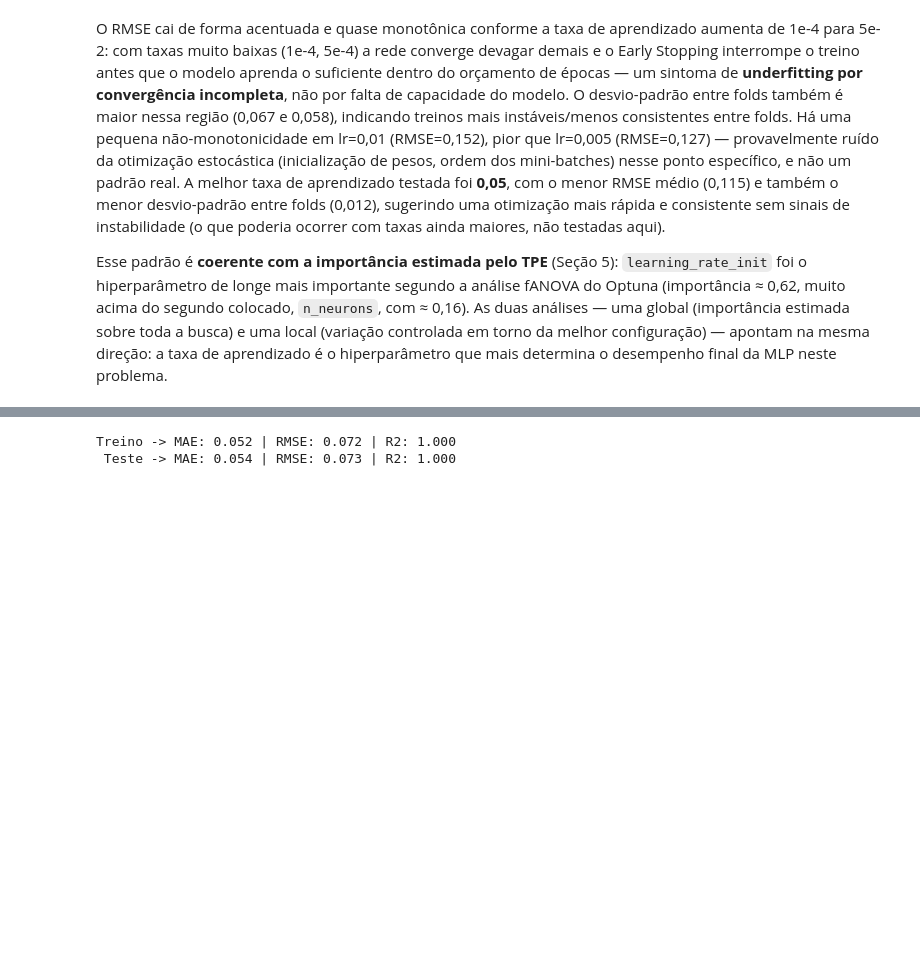
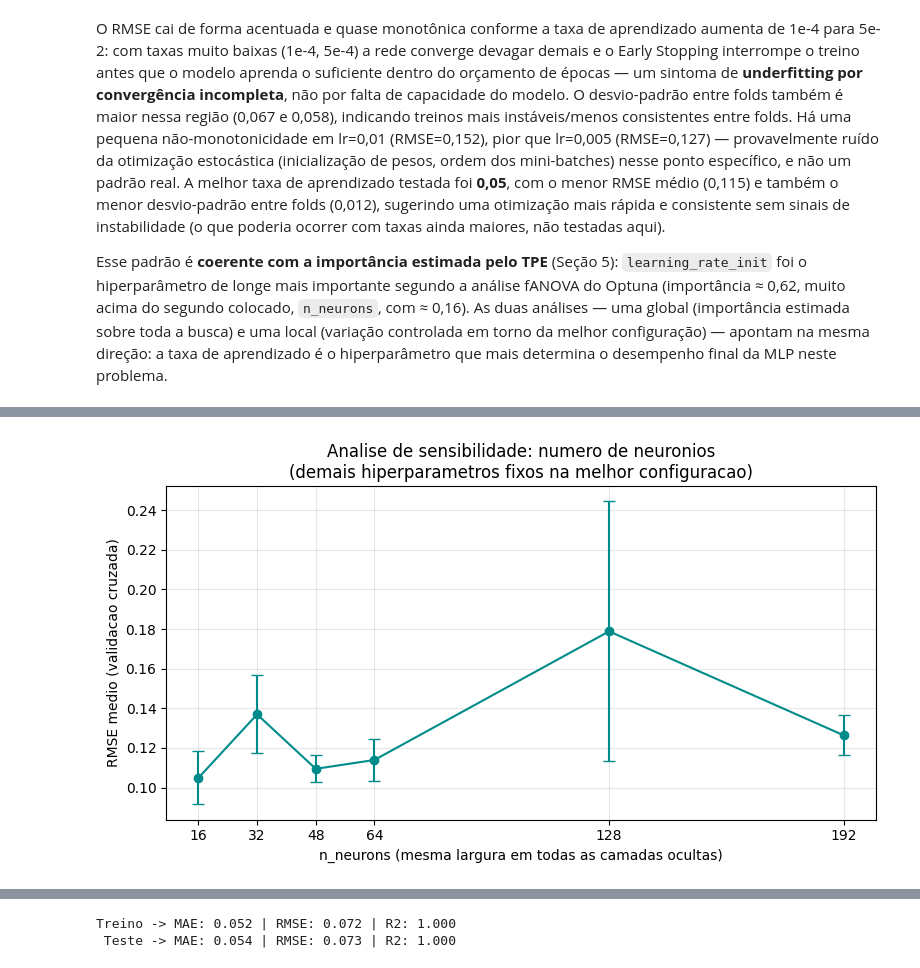
Before and after one commit to RafaelFerreira18/air-quality-mlp-regression, a Jupyter notebook: Trabalho_MLP_AirQuality_Rafael.ipynb, the cells around one changed output, grey strips where cells are left out. Saved outputs shown, nothing was run; the diff lists cells and outputs as text; code cells hidden in the pictures; blank space fills up the shorter version.

```diff
--- a/Trabalho_MLP_AirQuality_Rafael.ipynb
+++ b/Trabalho_MLP_AirQuality_Rafael.ipynb
@@ -543,0 +569,22 @@ Esse padrão é **coerente com a importância estimada pelo TPE** (Seção 5): `
+# %%
+neuron_values = [16, 32, 48, 64, 128, 192]
+
+neuron_sensitivity_results = []
+for n_neurons in neuron_values:
+    params = dict(best_overall)
+    params['n_neurons'] = n_neurons
+    pipe = Pipeline([
+        ('scaler', StandardScaler()),
+        ('mlp', MLPRegressorFlexible(random_state=RANDOM_STATE, **params)),
+    ])
+    scores = cross_val_score(pipe, X_train, y_train, cv=cv, scoring=SCORING, n_jobs=1)
+    rmse_mean, rmse_std = -scores.mean(), scores.std()
+    neuron_sensitivity_results.append({
+        'n_neurons': n_neurons,
+        'rmse_mean': rmse_mean,
+        'rmse_std': rmse_std,
+    })
+    print(f'n_neurons={n_neurons:<3} RMSE = {rmse_mean:.3f} +/- {rmse_std:.3f}')
+
+neuron_sens_df = pd.DataFrame(neuron_sensitivity_results)
+neuron_sens_df
@@ -543,0 +605,12 @@ Esse padrão é **coerente com a importância estimada pelo TPE** (Seção 5): `
+# %%
+fig, ax = plt.subplots(figsize=(8, 4.5))
+ax.errorbar(neuron_sens_df['n_neurons'], neuron_sens_df['rmse_mean'], yerr=neuron_sens_df['rmse_std'],
+            marker='o', capsize=4, color='darkcyan')
+ax.set_xlabel('n_neurons (mesma largura em todas as camadas ocultas)')
+ax.set_ylabel('RMSE medio (validacao cruzada)')
+ax.set_title('Analise de sensibilidade: numero de neuronios\n(demais hiperparametros fixos na melhor configuracao)')
+ax.set_xticks(neuron_values)
+plt.tight_layout()
+plt.show()
+# %% [output]
+[figure, added]
```
Also changed, not shown: parts of 10 cells of this notebook.
